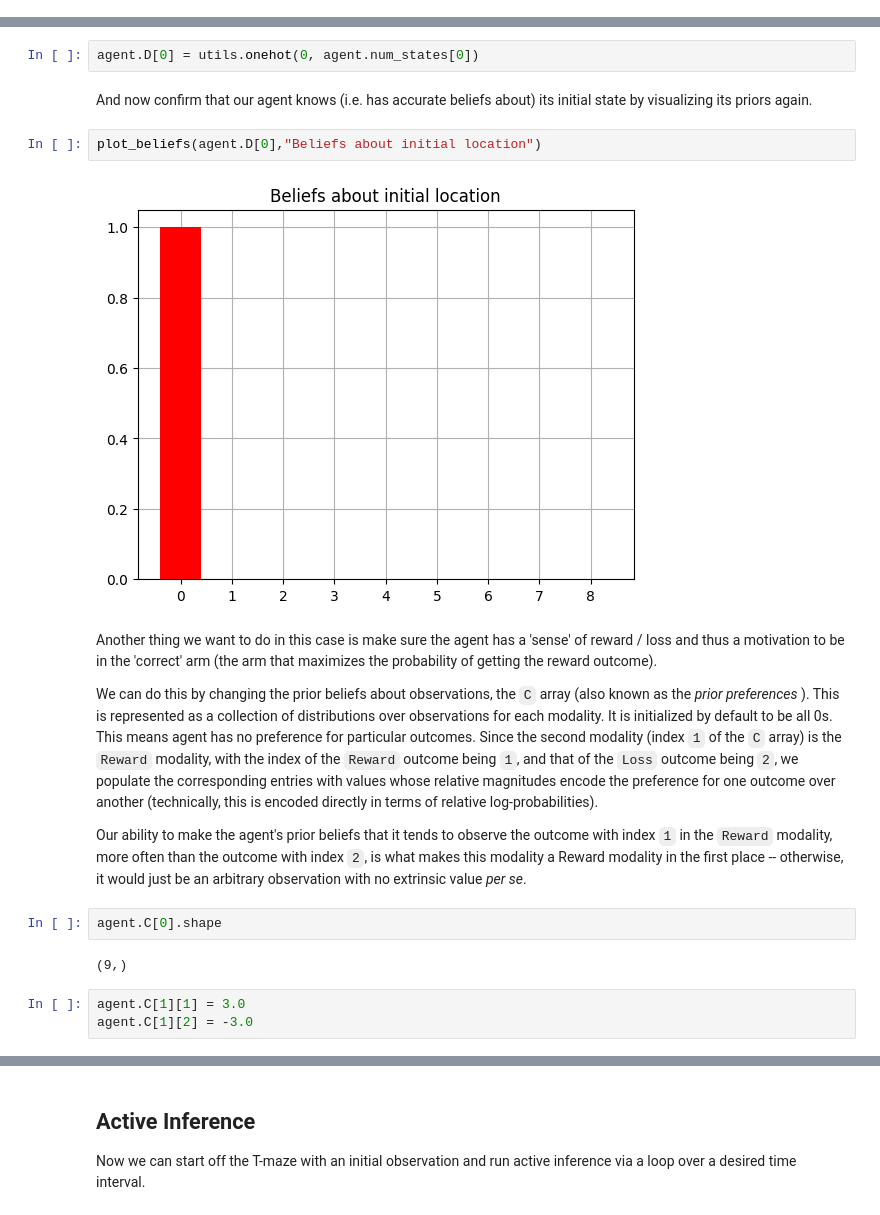
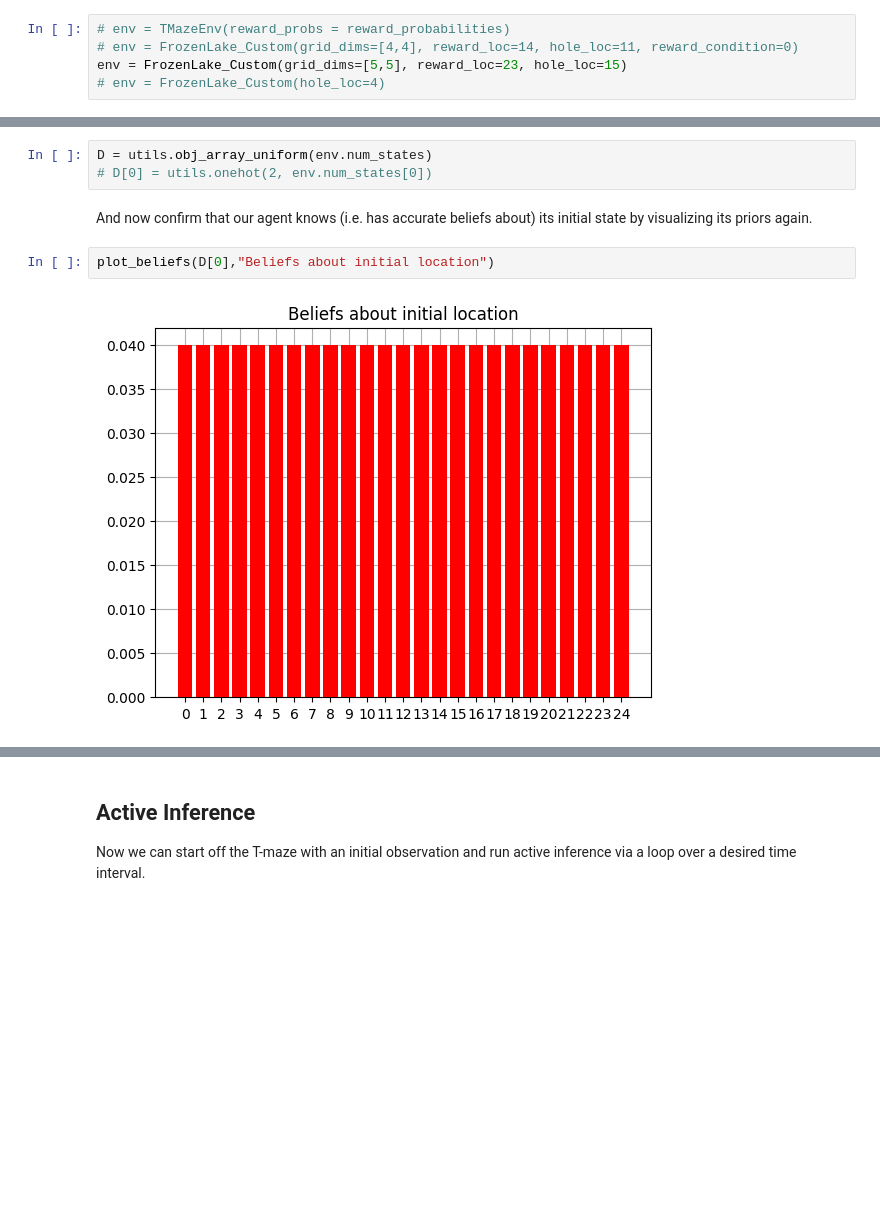
Before and after one commit to sriharshakoribille/aif-playground, a Jupyter notebook: scripts/notebooks/flake_demo.ipynb, the cells around one changed output, grey strips where cells are left out. Drawn from its saved outputs; the diff is of its cells as text; blank space fills up the shorter version.

Commit message:
Frozen lake with Active Inference

```diff
--- a/scripts/notebooks/flake_demo.ipynb
+++ b/scripts/notebooks/flake_demo.ipynb
@@ -53,3 +47,8 @@ env = FrozenLake_Custom()
+# %%
+# env = TMazeEnv(reward_probs = reward_probabilities)
+# env = FrozenLake_Custom(grid_dims=[4,4], reward_loc=14, hole_loc=11, reward_condition=0)
+env = FrozenLake_Custom(grid_dims=[5,5], reward_loc=23, hole_loc=15)
+# env = FrozenLake_Custom(hole_loc=4)
 # %% [markdown]
 ### Structure of the state --> outcome mapping
 We can 'peer into' the rules encoded by the environment (also known as the _generative process_ ) by looking at the probability distributions that map from hidden states to observations. Following the SPM version of active inference, we refer to this collection of probabilistic relationships as the `A` array. In the case of the true rules of the environment, we refer to this array as `A_gp` (where the suffix `_gp` denotes the generative process).
@@ -151,23 +168,11 @@ Now we can inspect properties (and change) of the agent as we see fit. Let's loo
 # %% [markdown]
 Let's make it so that agent starts with precise and accurate prior beliefs about its starting location.
 # %%
-agent.D[0] = utils.onehot(0, agent.num_states[0])
+D = utils.obj_array_uniform(env.num_states)
+# D[0] = utils.onehot(2, env.num_states[0])
 # %% [markdown]
 And now confirm that our agent knows (i.e. has accurate beliefs about) its initial state by visualizing its priors again.
 # %%
-plot_beliefs(agent.D[0],"Beliefs about initial location")
+plot_beliefs(D[0],"Beliefs about initial location")
 # %% [output]
-[figure, old version]
+[figure, new version]
-# %% [markdown]
-Another thing we want to do in this case is make sure the agent has a 'sense' of reward / loss and thus a motivation to be in the 'correct' arm (the arm that maximizes the probability of getting the reward outcome).
-
-We can do this by changing the prior beliefs about observations, the `C` array (also known as the _prior preferences_ ). This is represented as a collection of distributions over observations for each modality. It is initialized by default to be all 0s. This means agent has no preference for particular outcomes. Since the second modality (index `1` of the `C` array) is the `Reward` modality, with the index of the `Reward` outcome being `1`, and that of the `Loss` outcome being `2`, we populate the corresponding entries with values whose relative magnitudes encode the preference for one outcome over another (technically, this is encoded directly in terms of relative log-probabilities).
-
-Our ability to make the agent's prior beliefs that it tends to observe the outcome with index `1` in the `Reward` modality, more often than the outcome with index `2`, is what makes this modality a Reward modality in the first place -- otherwise, it would just be an arbitrary observation with no extrinsic value _per se_.
-# %%
-agent.C[0].shape
-# %% [output]
-(9,)
-# %%
-agent.C[1][1] = 3.0
-agent.C[1][2] = -3.0
```
Also changed, not shown: parts of 21 cells of this notebook, 2 other files.
